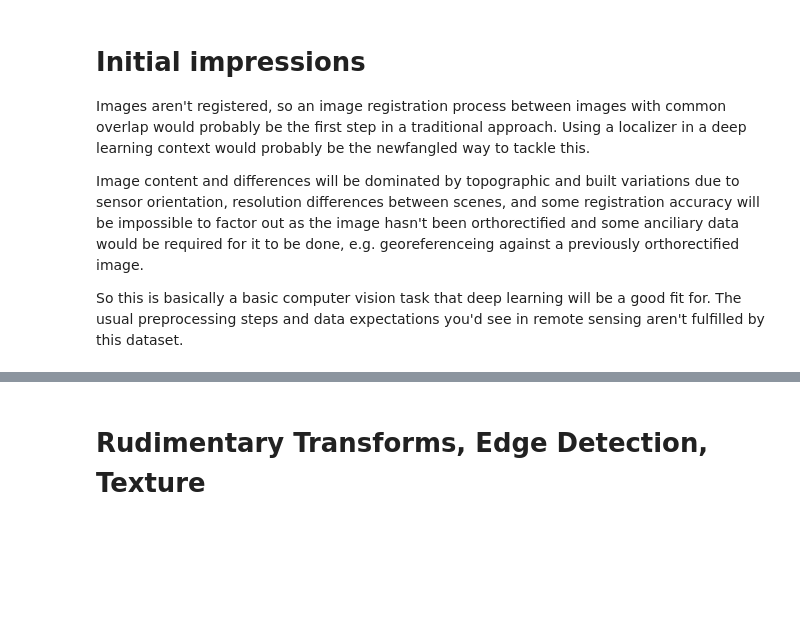
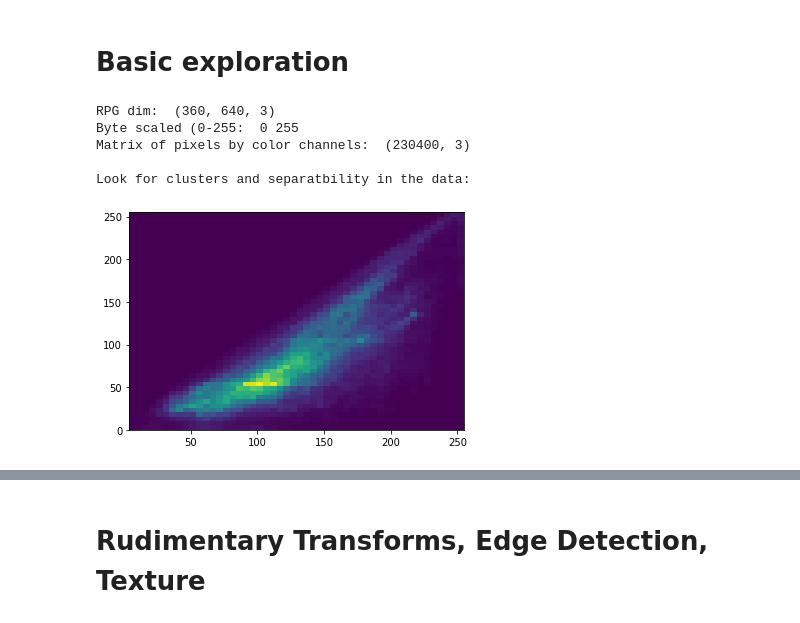
Before and after one commit to Adrianc1234/UPY_jaguares, a Jupyter notebook: Notebooks/EDAs/EDA - Jaguar de dia.ipynb, the cells around one changed output, grey strips where cells are left out. Drawn from its saved outputs; the diff is of its cells as text; code cells hidden in the pictures; blank space fills up the shorter version.

```diff
--- a/Notebooks/EDAs/EDA - Jaguar de dia.ipynb
+++ b/Notebooks/EDAs/EDA - Jaguar de dia.ipynb
@@ -20,0 +31,7 @@ print(smjpegs) #podemos comentar la linea
+# %%
+from subprocess import check_output
+folderMain = "EDA"
+folderImg = "lote 3 - camara"
+print(check_output(["ls", f"../{folderMain}"]).decode("utf8"))
+smjpegs = [f for f in glob.glob(f"../{folderMain}/{folderImg}/*.jpg")]
+smjpegs = smjpegs[:10]
@@ -21,3 +42,3 @@ print(smjpegs) #podemos comentar la linea
 # %%
-set175 = [smj for smj in smjpegs if "set175" in smj]
-print(set175)
+set_images = [smj for smj in smjpegs if ".jpg" in smj]
+print(set_images)
@@ -73,13 +47,22 @@ plt.imshow(second)
-# %% [markdown]
-# Initial impressions
-
-Images aren't registered, so an image registration process between images with common overlap would probably be the first step in a traditional approach.
-Using a localizer in a deep learning context would probably be the newfangled way to tackle this.
-
-Image content and differences will be dominated by topographic and built variations
-due to sensor orientation, resolution differences between scenes, and some registration accuracy will be impossible to factor out as
-the image hasn't been orthorectified and some anciliary data would be required for it
-to be done, e.g. georeferenceing against a previously orthorectified image.
-
-So this is basically a basic computer vision task that deep learning will be a good fit for. The usual preprocessing steps
-and data expectations you'd see in remote sensing aren't fulfilled by this dataset.
+# %% [markdown]
+# Basic exploration
+# %%
+#AQUI ESCOGEMOS LA PRIMERA IMAGEN
+first = plt.imread(set_images[2])
+dims = np.shape(first)
+
+print('RPG dim: ',dims)
+print('Byte scaled (0-255: ',np.min(first), np.max(first))
+pixel_matrix = np.reshape(first, (dims[0] * dims[1], dims[2]))
+print('Matrix of pixels by color channels: ', np.shape(pixel_matrix),'\n')
+#plt.scatter(pixel_matrix[:,0], pixel_matrix[:,1])
+print('Look for clusters and separatbility in the data: ')
+plt.hist2d(pixel_matrix[:,1], pixel_matrix[:,2], bins=(50,50))
+plt.show()
+# %% [output]
+RPG dim:  (360, 640, 3)
+Byte scaled (0-255:  0 255
+Matrix of pixels by color channels:  (230400, 3)
+
+Look for clusters and separatbility in the data:
+[figure, added]
```
Also changed, not shown: parts of 138 cells of this notebook.
